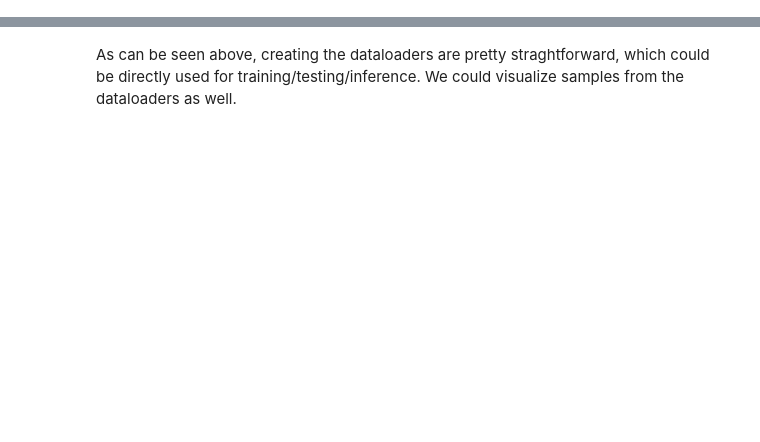
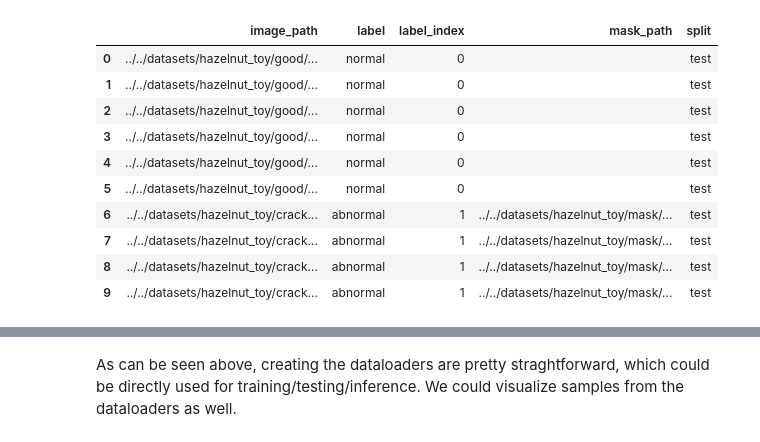
Before and after one commit to openvinotoolkit/anomalib, a Jupyter notebook: notebooks/100_datamodules/103_folder.ipynb, the cells around one changed output, grey strips where cells are left out. Saved outputs shown, nothing was run; the diff lists cells and outputs as text; code cells hidden in the pictures; blank space fills up the shorter version.

```diff
--- a/notebooks/100_datamodules/103_folder.ipynb
+++ b/notebooks/100_datamodules/103_folder.ipynb
@@ -50,19 +18,0 @@ In addition to the root folder of the dataset, we now also specify which folder
-# %%
-import pandas as pd
-
-pd.set_option("display.max_columns", None)
-pd.set_option("display.max_rows", None)
-pd.set_option("display.width", 2000)
-pd.set_option("display.max_colwidth", None)
-
-
-folder_datamodule = Folder(
-    root=folder_dataset_root,
-    normal_dir="train/good",
-    abnormal_dir="test/crack",
-    task="segmentation",
-    mask_dir=folder_dataset_root / "ground_truth" / "crack",
-    image_size=256,
-    normalization=InputNormalizationMethod.NONE,  # don't apply normalization, as we want to visualize the images
-)
-folder_datamodule.setup()
@@ -86,0 +100,23 @@ folder_datamodule.setup()
+# %%
+# Folder Segmentation Test Set
+folder_dataset_segmentation_test = FolderDataset(
+    normal_dir="../../datasets/hazelnut_toy/good",
+    abnormal_dir="../../datasets/hazelnut_toy/crack",
+    split="test",
+    pre_process=pre_process,
+    mask_dir="../../datasets/hazelnut_toy/mask/crack",
+    task="segmentation",
+)
+folder_dataset_segmentation_test.samples.head(10)
+# %% [output]
+|  | image_path | label | label_index | mask_path | split |
+| 0 | ../../datasets/hazelnut_toy/good/... | normal | 0 |  | test |
+| 1 | ../../datasets/hazelnut_toy/good/... | normal | 0 |  | test |
+| 2 | ../../datasets/hazelnut_toy/good/... | normal | 0 |  | test |
+| 3 | ../../datasets/hazelnut_toy/good/... | normal | 0 |  | test |
+| 4 | ../../datasets/hazelnut_toy/good/... | normal | 0 |  | test |
+| 5 | ../../datasets/hazelnut_toy/good/... | normal | 0 |  | test |
+| 6 | ../../datasets/hazelnut_toy/crack... | abnormal | 1 | ../../datasets/hazelnut_toy/mask/... | test |
+| 7 | ../../datasets/hazelnut_toy/crack... | abnormal | 1 | ../../datasets/hazelnut_toy/mask/... | test |
+| 8 | ../../datasets/hazelnut_toy/crack... | abnormal | 1 | ../../datasets/hazelnut_toy/mask/... | test |
+| 9 | ../../datasets/hazelnut_toy/crack... | abnormal | 1 | ../../datasets/hazelnut_toy/mask/... | test |
```
Also changed, not shown: parts of 46 cells of this notebook, 3 other files.
